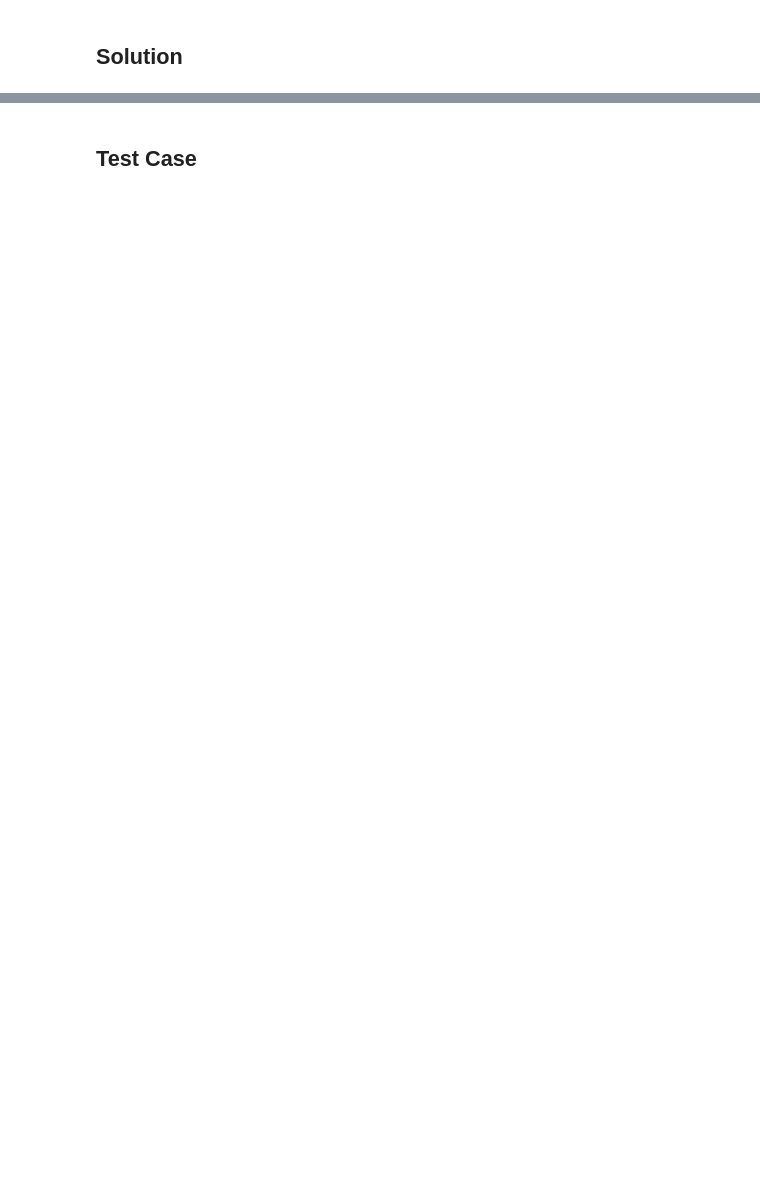
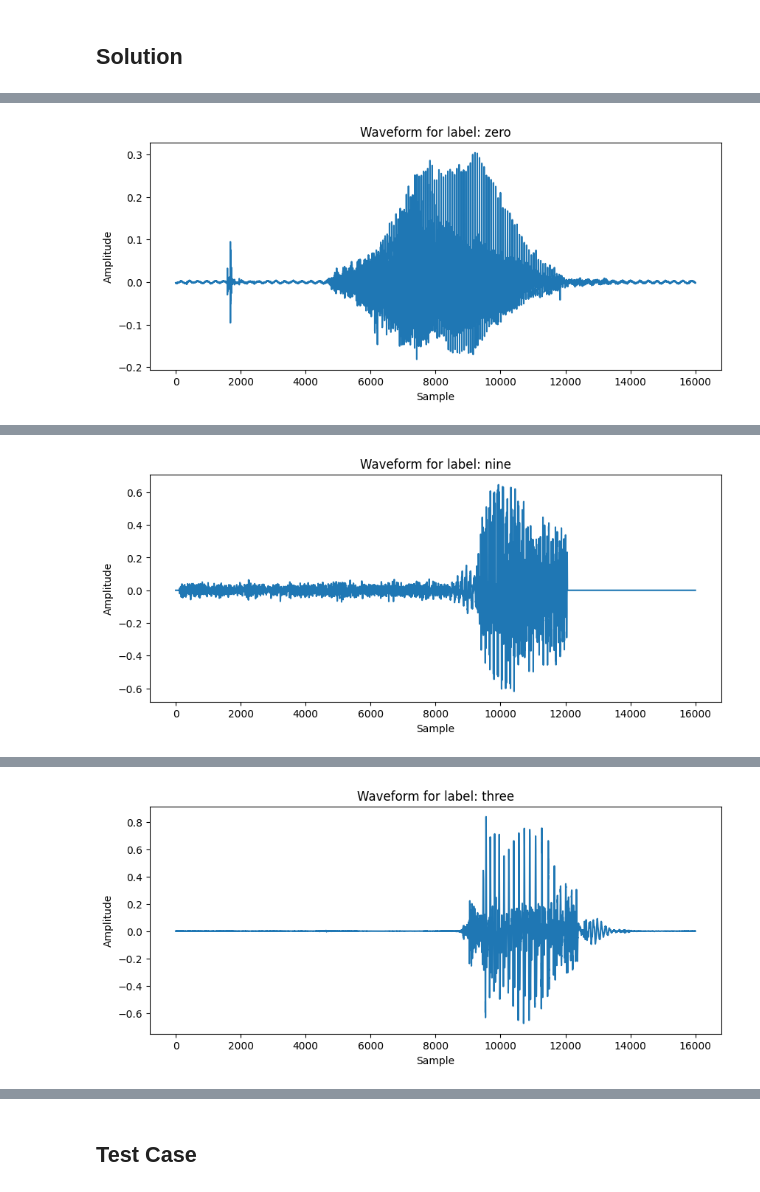
Before and after one commit to flytanisha/102153037-SESS_LE1, a Jupyter notebook: 102153037_TanishaMaheshwary.ipynb, the cells around one changed output, grey strips where cells are left out. Saved outputs shown, nothing was run; the diff lists cells and outputs as text; code cells hidden in the pictures; blank space fills up the shorter version.

```diff
--- a/102153037_TanishaMaheshwary.ipynb
+++ b/102153037_TanishaMaheshwary.ipynb
@@ -31,0 +137,77 @@ def createNnClassifier(d,H,C) :
+# %%
+def get_spectrogram(waveform):
+  # Convert the waveform to a spectrogram via a STFT.
+  spectrogram = tf.signal.stft(
+      waveform, frame_length=255, frame_step=128)
+  # Obtain the magnitude of the STFT.
+  spectrogram = tf.abs(spectrogram)
+  # Add a `channels` dimension, so that the spectrogram can be used
+  # as image-like input data with convolution layers (which expect
+  # shape (`batch_size`, `height`, `width`, `channels`).
+  spectrogram = spectrogram[..., tf.newaxis]
+  return spectrogram
+# %%
+import tensorflow as tf
+from IPython import display
+import numpy as np
+import matplotlib.pyplot as plt
+
+def get_spectrogram(waveform):
+    frame_length = 256
+    frame_step = 128
+
+    if frame_length > tf.shape(waveform)[0]:
+        frame_length = tf.shape(waveform)[0]
+
+    spectrogram = tf.signal.stft(
+        waveform, frame_length=frame_length, frame_step=frame_step)
+    spectrogram = tf.abs(spectrogram)
+    spectrogram = spectrogram[..., tf.newaxis]
+    return spectrogram
+
+def pad_or_truncate_waveform(waveform, desired_length=256):
+    current_length = tf.shape(waveform)[0]
+    if current_length < desired_length:
+        paddings = [[0, desired_length - current_length]]
+        waveform = tf.pad(waveform, paddings, mode='CONSTANT')
+    elif current_length > desired_length:
+        waveform = waveform[:desired_length]
+    return waveform
+
+import numpy as np
+import tensorflow as tf
+from IPython import display
+import matplotlib.pyplot as plt
+
+# Inspect dataset audio files directly
+for i in range(5):
+    label = label_names[example_labels[i]]
+    waveform = example_audio[i]
+
+    # Convert waveform to 1D tensor
+    waveform = tf.squeeze(waveform)
+
+    # Print basic information
+    print(f'Label: {label}')
+    print(f'Waveform length: {tf.shape(waveform)[0].numpy()}')
+    print(f'Waveform min: {tf.reduce_min(waveform).numpy()}')
+    print(f'Waveform max: {tf.reduce_max(waveform).numpy()}')
+    print('First few samples:', waveform[:10].numpy())
+
+    # Ensure that waveform is non-empty and correctly loaded
+    if tf.shape(waveform)[0] == 0:
+        print('Error: Waveform is empty.')
+    else:
+        # Check audio playback
+        sampling_rate = 16000  # Ensure this matches your dataset's sampling rate
+        print('Audio playback of dataset audio')
+        display.display(display.Audio(waveform, rate=sampling_rate))
+
+    # Plot waveform for visualization
+    plt.figure(figsize=(10, 4))
+    plt.plot(waveform.numpy())
+    plt.title(f'Waveform for label: {label}')
+    plt.xlabel('Sample')
+    plt.ylabel('Amplitude')
+    plt.show()
+# %% [output]
@@ -31,0 +222 @@ def createNnClassifier(d,H,C) :
+[figure, added]
@@ -31,0 +230 @@ def createNnClassifier(d,H,C) :
+[figure, added]
@@ -31,0 +240 @@ def createNnClassifier(d,H,C) :
+[figure, added]
```
Also changed, not shown: parts of 16 cells of this notebook.
